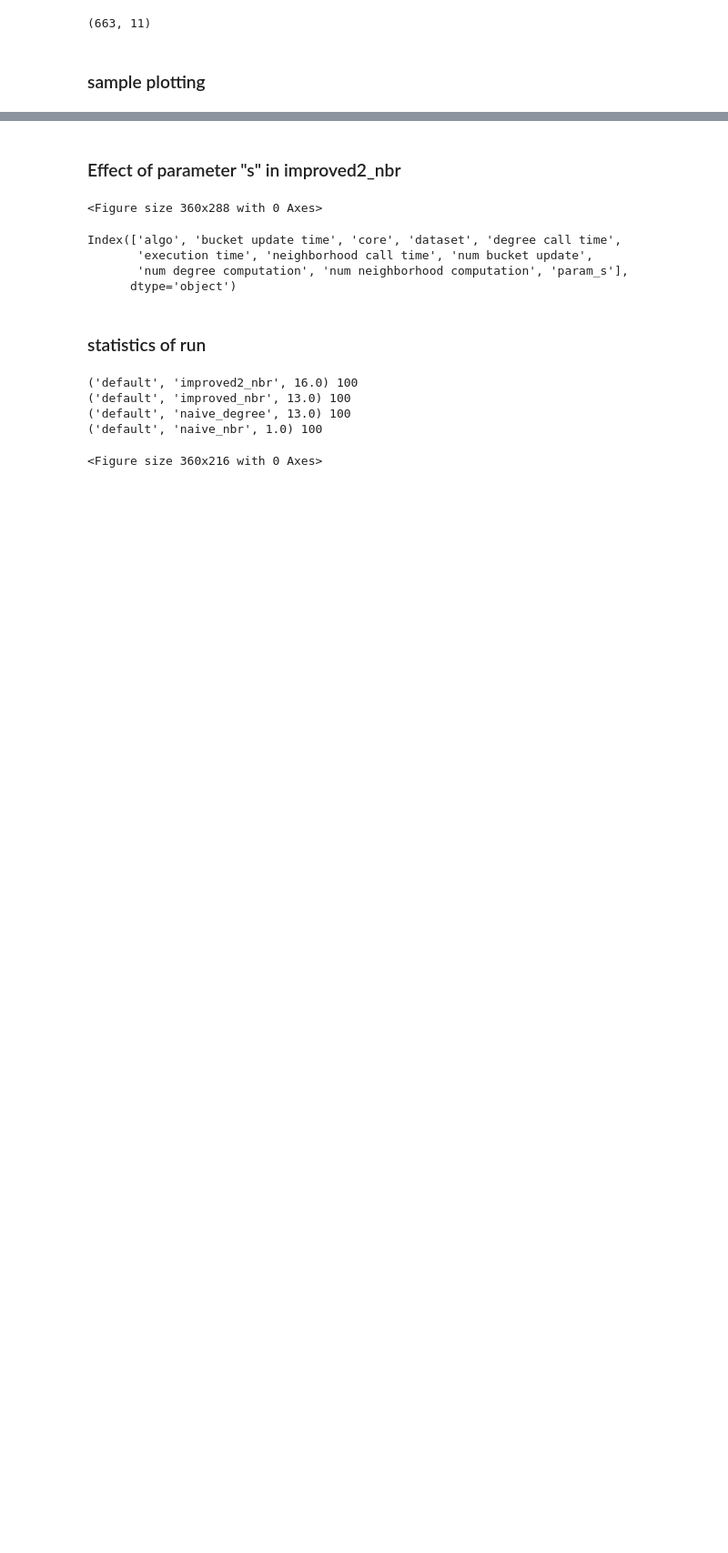
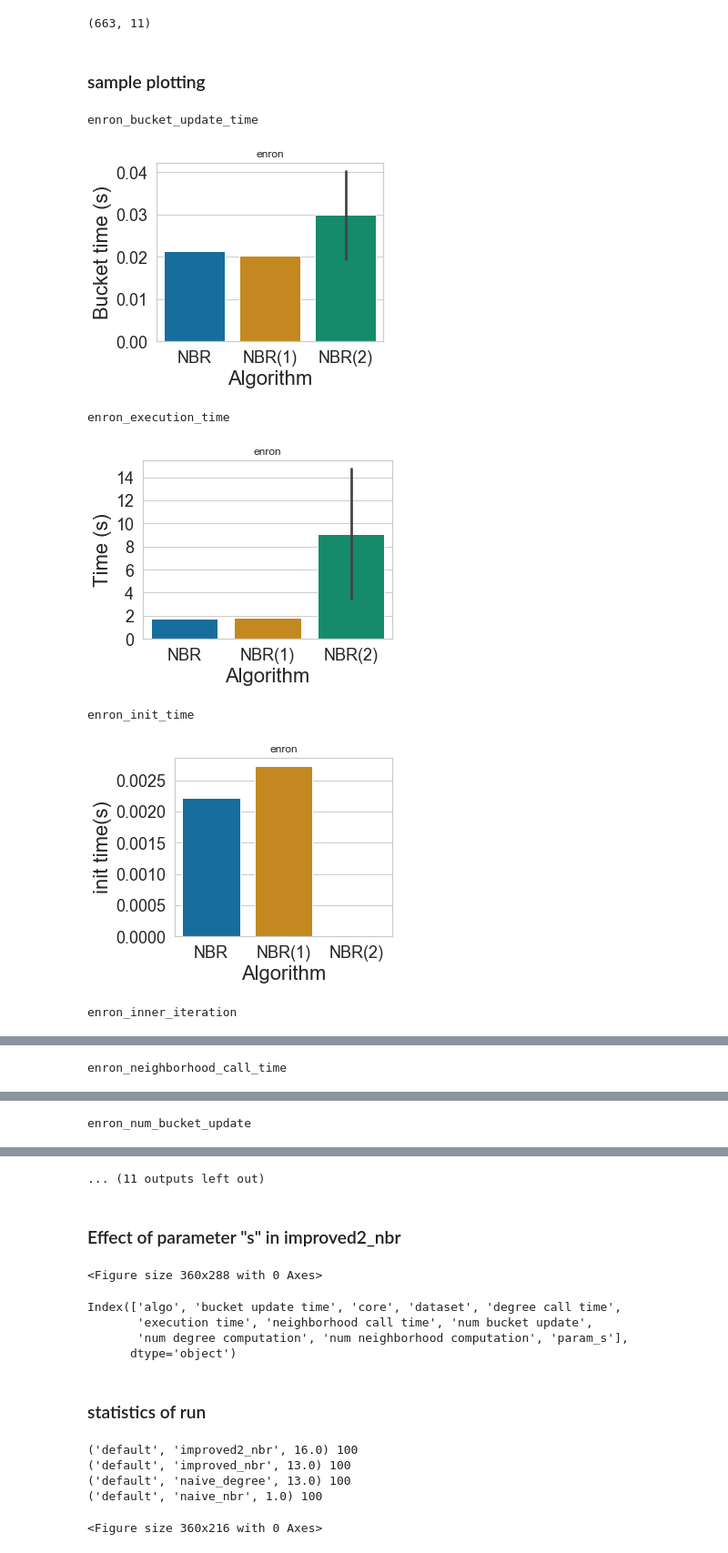
Before and after one commit to bishwamittra/scripts_hg-core-decomposition, a Jupyter notebook: read_output.ipynb, the cells around one changed output, grey strips where cells are left out. Shown at 91% size. Cells and saved outputs as stored; diff of their text form; code cells hidden in the pictures; blank space fills up the shorter version.

Commit message:
updatesaturday

```diff
--- a/read_output.ipynb
+++ b/read_output.ipynb
@@ -36,7 +44,7 @@ print(df.shape)
 # %% [markdown]
 ### sample plotting
 # %%
-save = True
+save = False
 
 
 sns.set(rc={'figure.figsize':(5,4)})
@@ -66,30 +74,38 @@ good_name_algo = {
 
 
 
 
 group_list = ['dataset']
 for key, item in df.groupby(group_list, as_index=False):
     # key contains dataset
     item['param_s'] = item['param_s'].astype(int)
     item = item.replace({"algo": good_name_algo})
     for y_axis in columns:
 
         sns.barplot(x='algo', y=y_axis, data=item, palette='colorblind', order=['NBR', 'NBR(1)', 'NBR(2)'])
         plt.xlabel('Algorithm', fontsize=fontsize)
         plt.ylabel(good_name[y_axis], fontsize=fontsize)
         # plt.yscale("log")
         plt.xticks(fontsize=labelsize)
         plt.yticks(fontsize=labelsize)
         plt.title(key)
         plt.tight_layout()
         filename = (key + " " + y_axis).replace(" ", "_")
         if(save):
             plt.savefig(output_folder+"fig/" + filename + ".pdf")
         else:
             print(filename)
             plt.show()
         plt.clf()
 
     # Commnet out following to see full results
     if(not save):
         break
+# %% [output]
+enron_bucket_update_time
+[figure, added]
+enron_execution_time
+[figure, added]
+enron_init_time
+[figure, added]
+enron_inner_iteration
@@ -95,0 +113 @@ for key, item in df.groupby(group_list, as_index=False):
+enron_neighborhood_call_time
@@ -95,0 +115 @@ for key, item in df.groupby(group_list, as_index=False):
+enron_num_bucket_update
@@ -96,3 +117,4 @@ for key, item in df.groupby(group_list, as_index=False):
+... (11 outputs left out)
 # %% [markdown]
 ### Effect of parameter "s" in improved2_nbr
 # %%
```
Also changed, not shown: parts of 2 cells of this notebook.
